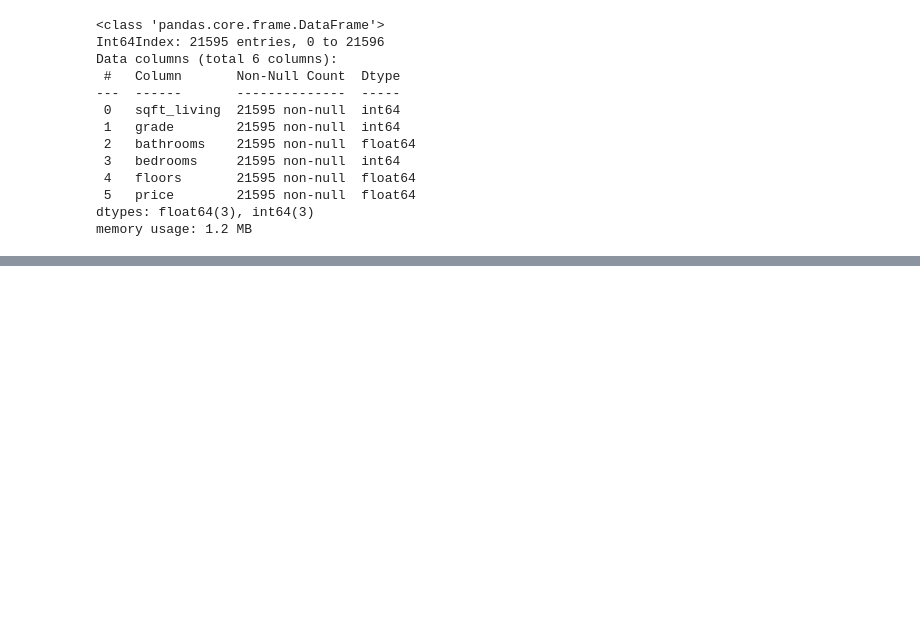
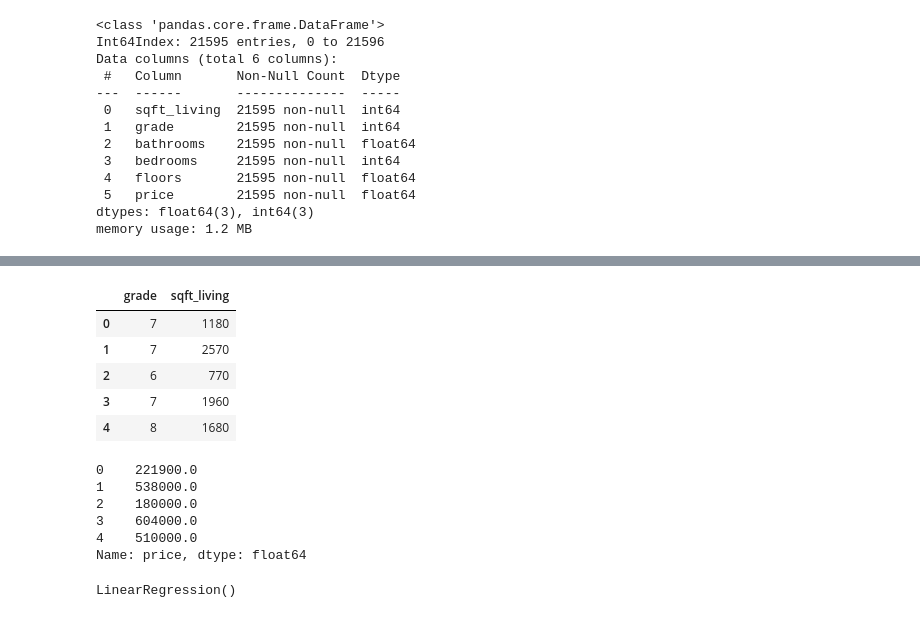
Before and after one commit to Leila-Nyambura/king-county-house-price-prediction-LRM, a Jupyter notebook: Leonard.ipynb, the cells around one changed output, grey strips where cells are left out. Cells and saved outputs as stored; diff of their text form; code cells hidden in the pictures; blank space fills up the shorter version.

```diff
--- a/Leonard.ipynb
+++ b/Leonard.ipynb
@@ -527,0 +570,22 @@ memory usage: 1.2 MB
+# %%
+df_transformed
+# start with the grade only
+x_v2 = df_transformed_new[['grade',  'sqft_living']]
+x_v2.head()
+# %% [output]
+|  | grade | sqft_living |
+| 0 | 7 | 1180 |
+| 1 | 7 | 2570 |
+| 2 | 6 | 770 |
+| 3 | 7 | 1960 |
+| 4 | 8 | 1680 |
+# %%
+y_v2 = df_transformed_new['price']
+y_v2.head()
+# %% [output]
+0    221900.0
+1    538000.0
+2    180000.0
+3    604000.0
+4    510000.0
+Name: price, dtype: float64
@@ -527,0 +596,4 @@ memory usage: 1.2 MB
+# %%
+model2.fit(x_train,y_train)
+# %% [output]
+LinearRegression()
```
Also changed, not shown: parts of 13 cells of this notebook.
